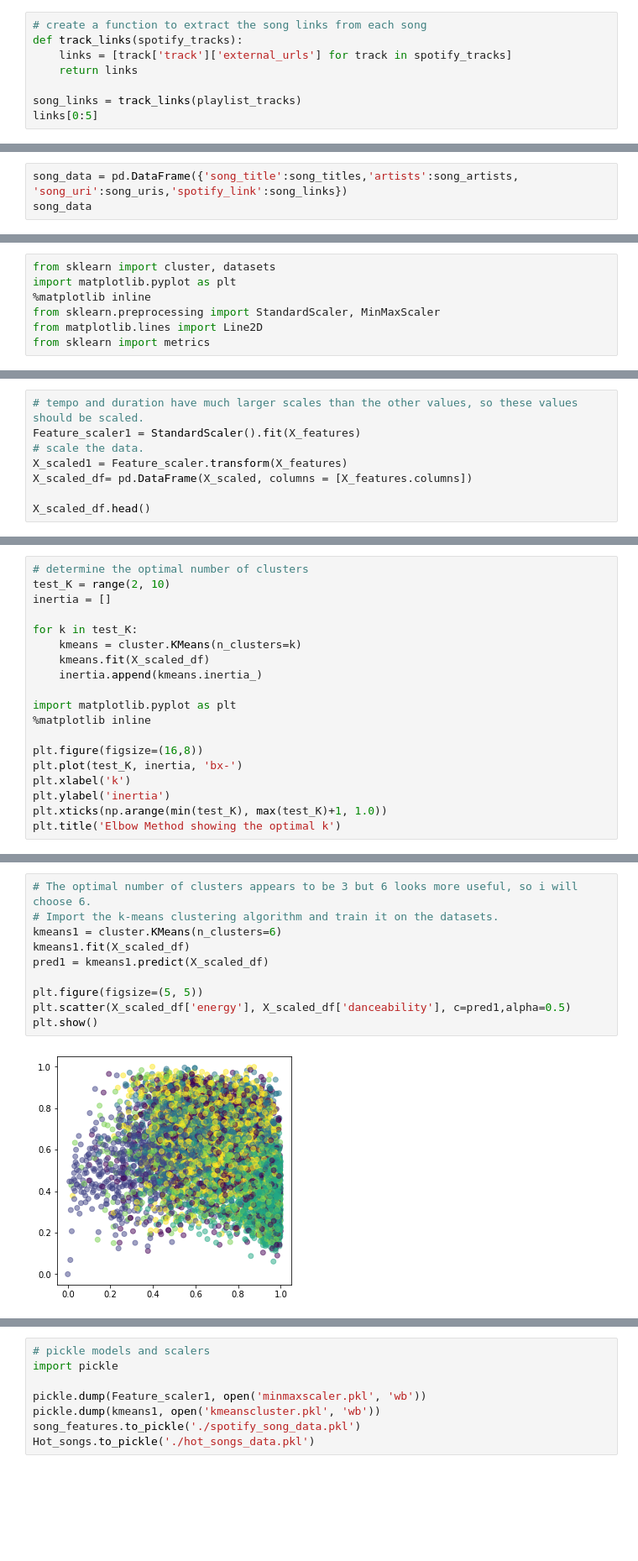
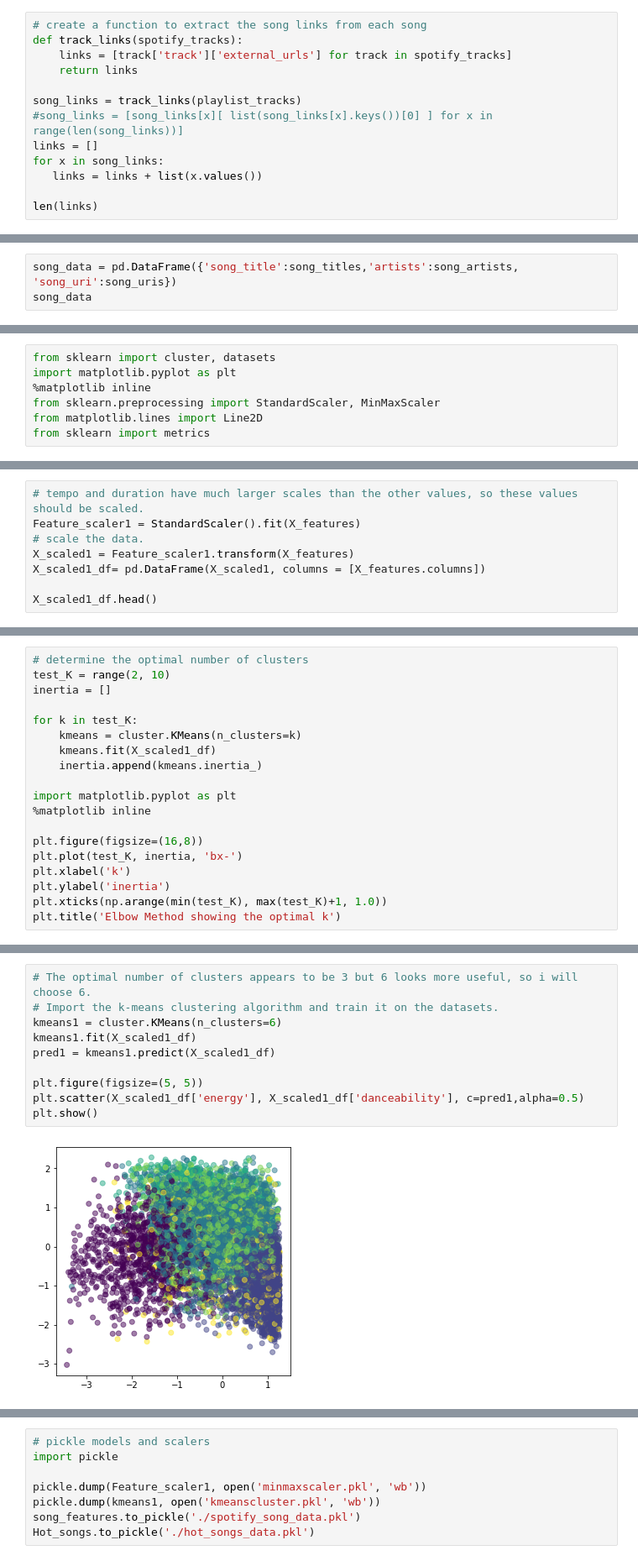
Before and after one commit to CallmeIshmaelH/GNOD-Song-Recommender, a Jupyter notebook: 6.05_LAB2_GNOD_using_spotify_API.ipynb, the cells around one changed output, grey strips where cells are left out. Shown: that part at 84% size. Cells and saved outputs as stored; diff of their text form; blank space fills up the shorter version.

Commit message:
Add 6.05_LAB2_GNOD_using_spotify_API.ipynb/GNOD_song_recommender.py

```diff
--- a/6.05_LAB2_GNOD_using_spotify_API.ipynb
+++ b/6.05_LAB2_GNOD_using_spotify_API.ipynb
@@ -330,5 +328,10 @@ def track_links(spotify_tracks):
     return links
 
 song_links = track_links(playlist_tracks)
-links[0:5]
+#song_links = [song_links[x][ list(song_links[x].keys())[0] ] for x in range(len(song_links))]
+links = []
+for x in song_links:
+   links = links + list(x.values())
+
+len(links)
 # %% [output]
@@ -350,4 +349,4 @@ len(song_artists)
 # %%
-song_data = pd.DataFrame({'song_title':song_titles,'artists':song_artists, 'song_uri':song_uris,'spotify_link':song_links})
+song_data = pd.DataFrame({'song_title':song_titles,'artists':song_artists, 'song_uri':song_uris})
 song_data
 # %% [output]
@@ -475,9 +468,9 @@ X_features
 # tempo and duration have much larger scales than the other values, so these values should be scaled.
 Feature_scaler1 = StandardScaler().fit(X_features)
 # scale the data.
-X_scaled1 = Feature_scaler.transform(X_features)
-X_scaled_df= pd.DataFrame(X_scaled, columns = [X_features.columns])
+X_scaled1 = Feature_scaler1.transform(X_features)
+X_scaled1_df= pd.DataFrame(X_scaled1, columns = [X_features.columns])
 
-X_scaled_df.head()
+X_scaled1_df.head()
 # %% [output]
 |  | danceability | energy | key | loudness | mode | speechiness | acousticness | instrumentalness | ... |
@@ -507,7 +500,7 @@ inertia = []
 
 for k in test_K:
     kmeans = cluster.KMeans(n_clusters=k)
-    kmeans.fit(X_scaled_df)
+    kmeans.fit(X_scaled1_df)
     inertia.append(kmeans.inertia_)
 
 import matplotlib.pyplot as plt
@@ -525,15 +518,15 @@ Text(0.5, 1.0, 'Elbow Method showing the optimal k')
 # %%
 # The optimal number of clusters appears to be 3 but 6 looks more useful, so i will choose 6.
 # Import the k-means clustering algorithm and train it on the datasets.
 kmeans1 = cluster.KMeans(n_clusters=6)
-kmeans1.fit(X_scaled_df)
-pred1 = kmeans1.predict(X_scaled_df)
+kmeans1.fit(X_scaled1_df)
+pred1 = kmeans1.predict(X_scaled1_df)
 
 plt.figure(figsize=(5, 5))
-plt.scatter(X_scaled_df['energy'], X_scaled_df['danceability'], c=pred1,alpha=0.5)
+plt.scatter(X_scaled1_df['energy'], X_scaled1_df['danceability'], c=pred1,alpha=0.5)
 plt.show()
 # %% [output]
-[figure, old version]
+[figure, new version]
 # %%
 # Import the k-means clustering algorithm and train it on the dataset.
 kmeans2 = cluster.KMeans(n_clusters=3)
```
Also changed, not shown: parts of 29 cells of this notebook, 5 other files.
